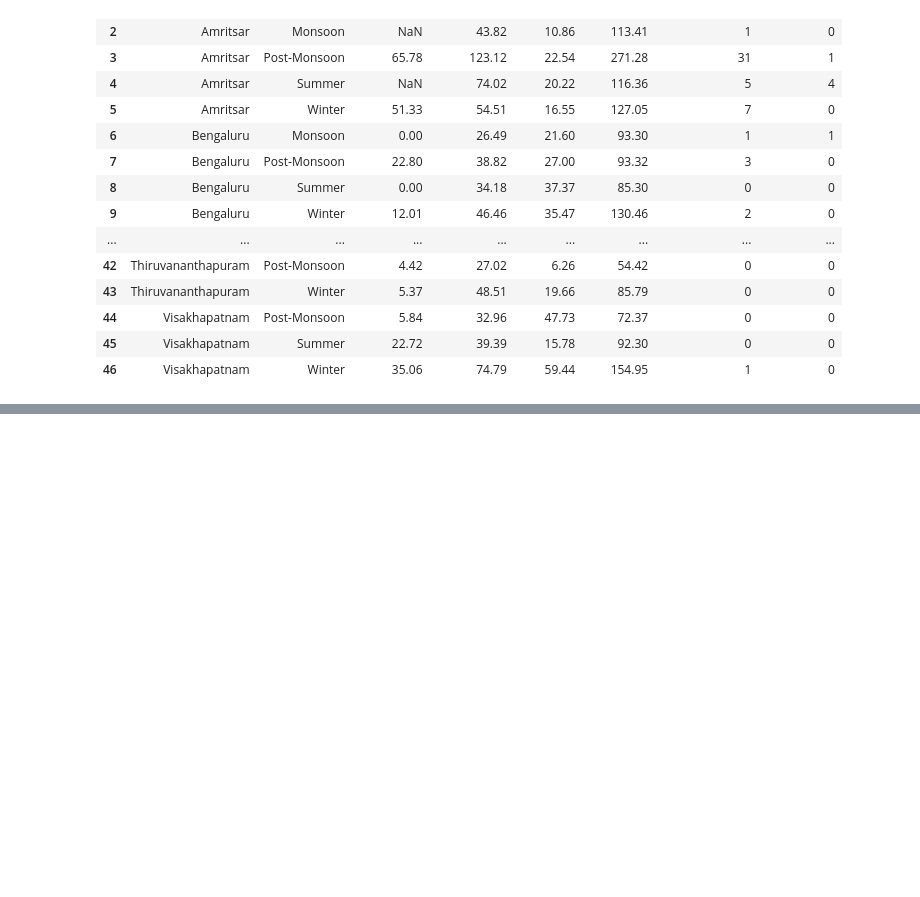
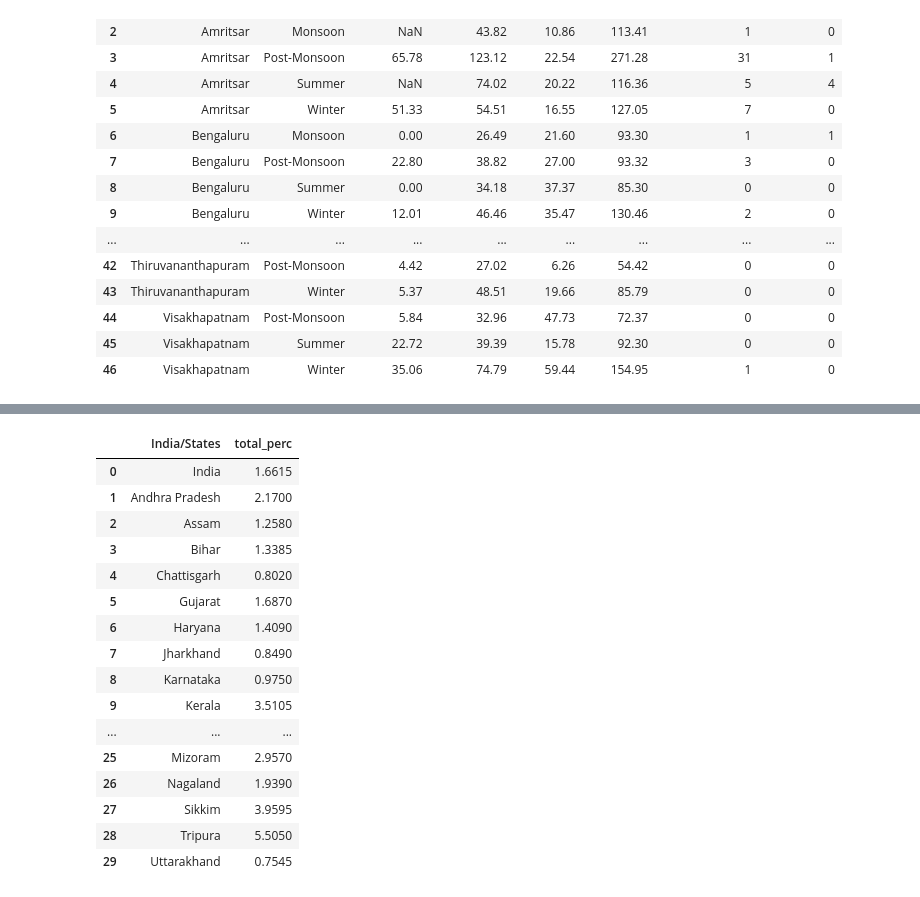
Before and after one commit to aravisv/asthma_aqi, a Jupyter notebook: asthma_aqi.ipynb, the cells around one changed output, grey strips where cells are left out. Cells and saved outputs as stored; diff of their text form; code cells hidden in the pictures; blank space fills up the shorter version.

```diff
--- a/asthma_aqi.ipynb
+++ b/asthma_aqi.ipynb
@@ -919,0 +930,3 @@ AQI_2017_season_agg
+# %%
+asthma_2015  = pd.read_csv('/Users/aravindasv/Downloads/asthma_data_gov_in/Health_Familiar_Statistics_2015.csv')
+asthma_2015.head()
@@ -919,0 +940,22 @@ AQI_2017_season_agg
+# %%
+asthma_2015['total_perc'] = ( asthma_2015['Number of women per 100,000 reported Asthma - Total'] +
+                        asthma_2015['Number of men per 100,000 reported Asthma - Total'] ) / 200000 * 100
+asthma_2015[['India/States','total_perc']]
+# %% [output]
+|  | India/States | total_perc |
+| 0 | India | 1.6615 |
+| 1 | Andhra Pradesh | 2.1700 |
+| 2 | Assam | 1.2580 |
+| 3 | Bihar | 1.3385 |
+| 4 | Chattisgarh | 0.8020 |
+| 5 | Gujarat | 1.6870 |
+| 6 | Haryana | 1.4090 |
+| 7 | Jharkhand | 0.8490 |
+| 8 | Karnataka | 0.9750 |
+| 9 | Kerala | 3.5105 |
+| ... | ... | ... |
+| 25 | Mizoram | 2.9570 |
+| 26 | Nagaland | 1.9390 |
+| 27 | Sikkim | 3.9595 |
+| 28 | Tripura | 5.5050 |
+| 29 | Uttarakhand | 0.7545 |
```
Also changed, not shown: parts of 8 cells of this notebook, 1 other file.
